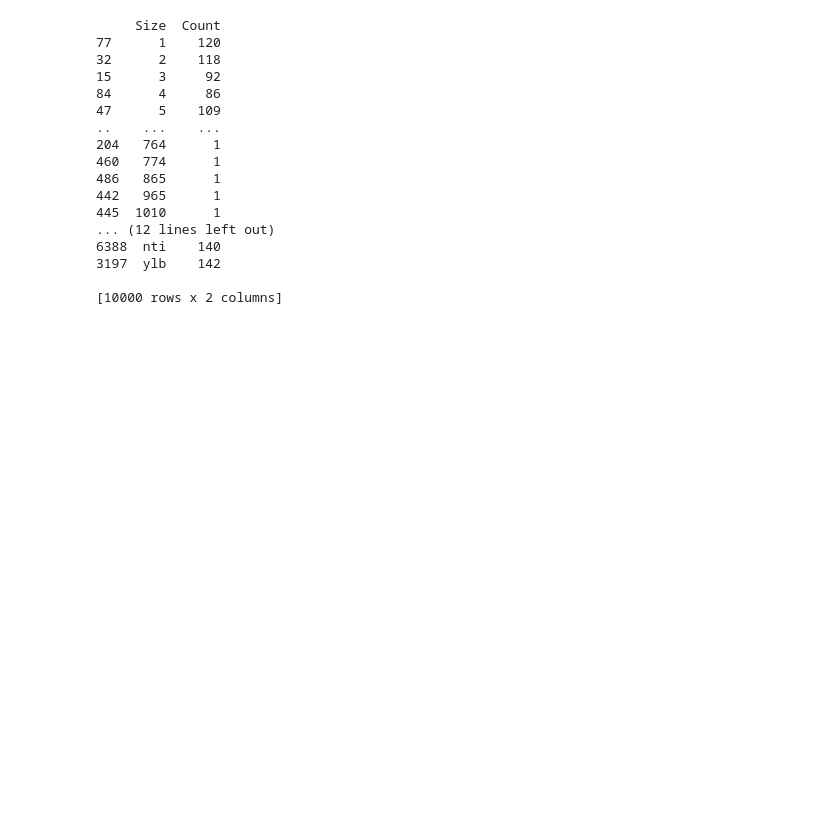
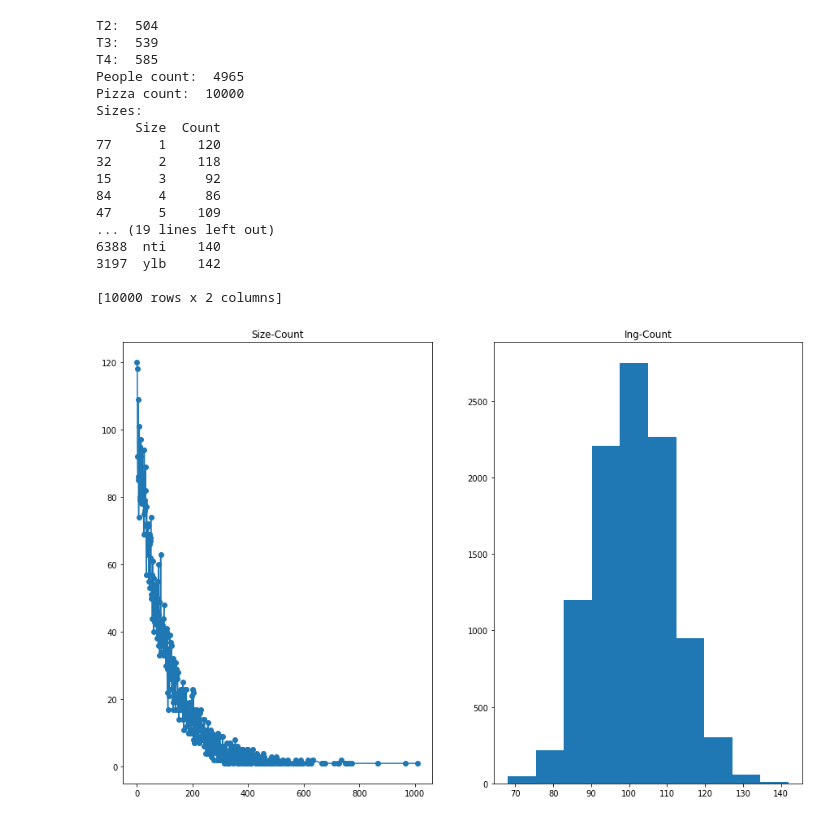
Before and after one commit to Gmacem/Hashcode2021, a Jupyter notebook: Practice/analys/app.ipynb, the cells around one changed output. Saved outputs shown, nothing was run; the diff lists cells and outputs as text; code cells hidden in the pictures; blank space fills up the shorter version.

```diff
--- a/Practice/analys/app.ipynb
+++ b/Practice/analys/app.ipynb
@@ -44,24 +60,24 @@ print(b_testset.ing)
 # %%
 c_testset = TestSet("../tests/c_many_ingredients.in")
-print(c_testset.sizes)
-print(c_testset.ing)
+c_testset.print()
 # %% [output]
+T2:  504
+T3:  539
+T4:  585
+People count:  4965
+Pizza count:  10000
+Sizes:
      Size  Count
 77      1    120
 32      2    118
 15      3     92
 84      4     86
 47      5    109
-..    ...    ...
-204   764      1
-460   774      1
-486   865      1
-442   965      1
-445  1010      1
-... (12 lines left out)
+... (19 lines left out)
 6388  nti    140
 3197  ylb    142
 
 [10000 rows x 2 columns]
+[figure, added]
 # %%
 d_testset = TestSet("../tests/d_many_pizzas.in")
```
Also changed, not shown: parts of 6 cells of this notebook.
